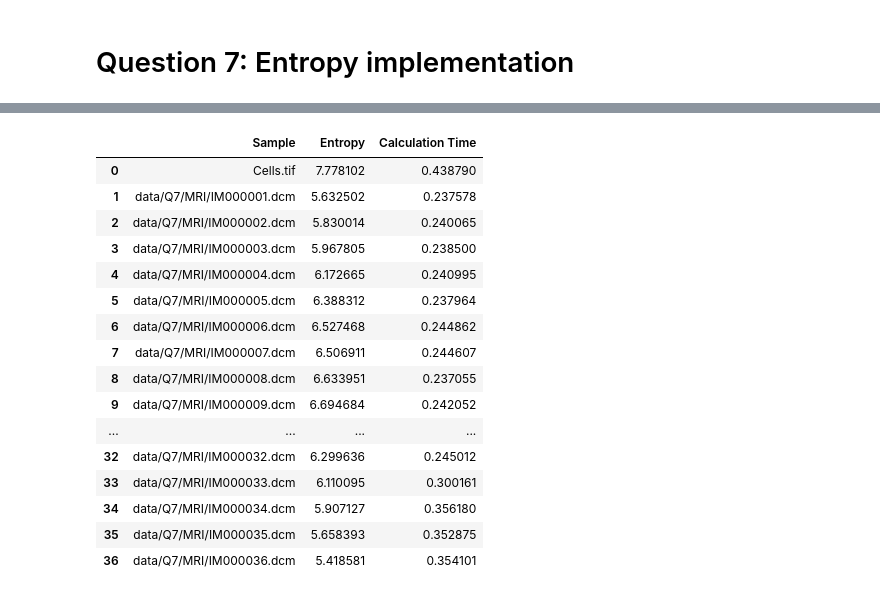
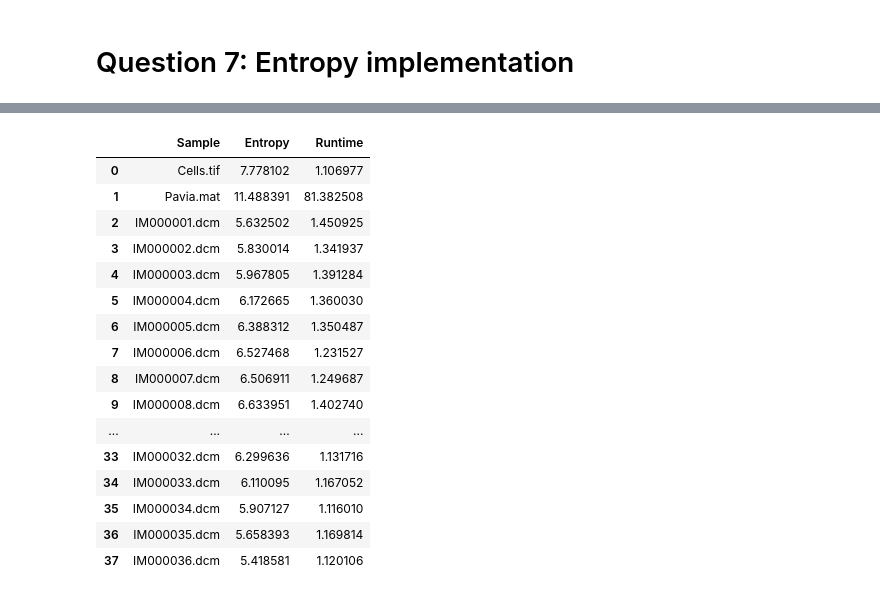
Before and after one commit to pouriaSameti/Advanced-Multimedia-Systems, a Jupyter notebook: Exercise 1/code.ipynb, the cells around one changed output, grey strips where cells are left out. Saved outputs shown, nothing was run; the diff lists cells and outputs as text; code cells hidden in the pictures.

Commit message:
Exercise 1: Change in my_entropy function.

```diff
--- a/Exercise 1/code.ipynb
+++ b/Exercise 1/code.ipynb
@@ -197,7 +201,3 @@ show_results(images, titles)
-# %%
-def mse_gray_color(rgb_image: np.ndarray, gray_image: np.ndarray):
-    gray_3d = np.repeat(gray_image[:, :, np.newaxis], 3, axis=2)
-    return mean_square_error(rgb_image, gray_3d)
 # %% [markdown]
 ## Method1: Solve with Genetic Algorithm
 # %%
@@ -266,14 +266,16 @@ df_results
 # %% [markdown]
 # Question 7: Entropy implementation
 # %%
-def calc_entropy(image_name: str):
+def my_entropy(image_name: str):
 
-    start_time = time.time()
-
-    # handle dcm and other image types
     if image_name.lower().endswith(".dcm"):
         ds = pydicom.dcmread(image_name)
         img = ds.pixel_array.astype(np.int64)
+
+    elif image_name.lower().endswith(".mat"):
+        mat_data = loadmat(image_name)
+        keys = [k for k in mat_data.keys() if not k.startswith("__")]
+        img = mat_data[keys[0]].astype(np.int64)
 
     else:
         img = cv2.imread(image_name, cv2.IMREAD_UNCHANGED)
@@ -291,8 +293,6 @@ def calc_entropy(image_name: str):
     p = p / p.sum()
     p = p[p != 0]
     entropy = np.sum(-p * np.log2(p))
-    end_time = time.time()
-    runtime = end_time - start_time
 
-    return entropy, runtime
+    return entropy
 # %% [markdown]
@@ -300,42 +300,43 @@ def calc_entropy(image_name: str):
 # %%
-exe_list = []
+exe_table = []
+test_images = ['data/Q7/Cells.tif','data/Q7/Pavia.mat',
+              'data/Q7/MRI/IM000001.dcm', 'data/Q7/MRI/IM000002.dcm', 'data/Q7/MRI/IM000003.dcm', 'data/Q7/MRI/IM000004.dcm',
+              'data/Q7/MRI/IM000005.dcm', 'data/Q7/MRI/IM000006.dcm', 'data/Q7/MRI/IM000007.dcm', 'data/Q7/MRI/IM000008.dcm',
+              'data/Q7/MRI/IM000009.dcm', 'data/Q7/MRI/IM000010.dcm', 'data/Q7/MRI/IM000011.dcm', 'data/Q7/MRI/IM000012.dcm',
+              'data/Q7/MRI/IM000013.dcm', 'data/Q7/MRI/IM000014.dcm', 'data/Q7/MRI/IM000015.dcm', 'data/Q7/MRI/IM000016.dcm',
+              'data/Q7/MRI/IM000017.dcm', 'data/Q7/MRI/IM000018.dcm', 'data/Q7/MRI/IM000019.dcm', 'data/Q7/MRI/IM000020.dcm',
+              'data/Q7/MRI/IM000021.dcm', 'data/Q7/MRI/IM000022.dcm', 'data/Q7/MRI/IM000023.dcm', 'data/Q7/MRI/IM000024.dcm',
+              'data/Q7/MRI/IM000025.dcm', 'data/Q7/MRI/IM000026.dcm', 'data/Q7/MRI/IM000027.dcm', 'data/Q7/MRI/IM000028.dcm',
+              'data/Q7/MRI/IM000029.dcm', 'data/Q7/MRI/IM000030.dcm', 'data/Q7/MRI/IM000031.dcm', 'data/Q7/MRI/IM000032.dcm',
+              'data/Q7/MRI/IM000033.dcm', 'data/Q7/MRI/IM000034.dcm', 'data/Q7/MRI/IM000035.dcm', 'data/Q7/MRI/IM000036.dcm',
+              ]
 
-sample1_entropy, sample1_runtime = calc_entropy('data/Q7/Cells.tif')
-exe_list.append({'Sample':'Cells.tif', 'Entropy': sample1_entropy, 'Calculation Time': sample1_runtime})
+for addr in test_images:
+    image_name = os.path.basename(addr)
 
+    start_time = time.time()
+    sample_entropy = my_entropy(addr)
+    end_time = time.time()
+    runtime = end_time - start_time
+    exe_table.append({'Sample':image_name, 'Entropy': sample_entropy, 'Runtime': runtime})
 
-medical_images = ['data/Q7/MRI/IM000001.dcm', 'data/Q7/MRI/IM000002.dcm', 'data/Q7/MRI/IM000003.dcm', 'data/Q7/MRI/IM000004.dcm',
-                  'data/Q7/MRI/IM000005.dcm', 'data/Q7/MRI/IM000006.dcm', 'data/Q7/MRI/IM000007.dcm', 'data/Q7/MRI/IM000008.dcm',
-                  'data/Q7/MRI/IM000009.dcm', 'data/Q7/MRI/IM000010.dcm', 'data/Q7/MRI/IM000011.dcm', 'data/Q7/MRI/IM000012.dcm',
-                  'data/Q7/MRI/IM000013.dcm', 'data/Q7/MRI/IM000014.dcm', 'data/Q7/MRI/IM000015.dcm', 'data/Q7/MRI/IM000016.dcm',
-                  'data/Q7/MRI/IM000017.dcm', 'data/Q7/MRI/IM000018.dcm', 'data/Q7/MRI/IM000019.dcm', 'data/Q7/MRI/IM000020.dcm',
-                  'data/Q7/MRI/IM000021.dcm', 'data/Q7/MRI/IM000022.dcm', 'data/Q7/MRI/IM000023.dcm', 'data/Q7/MRI/IM000024.dcm',
-                  'data/Q7/MRI/IM000025.dcm', 'data/Q7/MRI/IM000026.dcm', 'data/Q7/MRI/IM000027.dcm', 'data/Q7/MRI/IM000028.dcm',
-                  'data/Q7/MRI/IM000029.dcm', 'data/Q7/MRI/IM000030.dcm', 'data/Q7/MRI/IM000031.dcm', 'data/Q7/MRI/IM000032.dcm',
-                  'data/Q7/MRI/IM000033.dcm', 'data/Q7/MRI/IM000034.dcm', 'data/Q7/MRI/IM000035.dcm', 'data/Q7/MRI/IM000036.dcm']
-
-for addr in medical_images:
-    image_name = addr.split('/')[3]
-    sample_entropy, sample_time = calc_entropy(addr)
-    exe_list.append({'Sample':addr, 'Entropy': sample_entropy, 'Calculation Time': sample_time})
-
-data = pd.DataFrame(exe_list)
+data = pd.DataFrame(exe_table)
 data
 # %% [output]
-|  | Sample | Entropy | Calculation Time |
-| 0 | Cells.tif | 7.778102 | 0.438790 |
-| 1 | data/Q7/MRI/IM000001.dcm | 5.632502 | 0.237578 |
-| 2 | data/Q7/MRI/IM000002.dcm | 5.830014 | 0.240065 |
-| 3 | data/Q7/MRI/IM000003.dcm | 5.967805 | 0.238500 |
-| 4 | data/Q7/MRI/IM000004.dcm | 6.172665 | 0.240995 |
-| 5 | data/Q7/MRI/IM000005.dcm | 6.388312 | 0.237964 |
-| 6 | data/Q7/MRI/IM000006.dcm | 6.527468 | 0.244862 |
-| 7 | data/Q7/MRI/IM000007.dcm | 6.506911 | 0.244607 |
-| 8 | data/Q7/MRI/IM000008.dcm | 6.633951 | 0.237055 |
-| 9 | data/Q7/MRI/IM000009.dcm | 6.694684 | 0.242052 |
+|  | Sample | Entropy | Runtime |
+| 0 | Cells.tif | 7.778102 | 1.106977 |
+| 1 | Pavia.mat | 11.488391 | 81.382508 |
+| 2 | IM000001.dcm | 5.632502 | 1.450925 |
+| 3 | IM000002.dcm | 5.830014 | 1.341937 |
+| 4 | IM000003.dcm | 5.967805 | 1.391284 |
+| 5 | IM000004.dcm | 6.172665 | 1.360030 |
+| 6 | IM000005.dcm | 6.388312 | 1.350487 |
+| 7 | IM000006.dcm | 6.527468 | 1.231527 |
+| 8 | IM000007.dcm | 6.506911 | 1.249687 |
+| 9 | IM000008.dcm | 6.633951 | 1.402740 |
 | ... | ... | ... | ... |
-| 32 | data/Q7/MRI/IM000032.dcm | 6.299636 | 0.245012 |
-| 33 | data/Q7/MRI/IM000033.dcm | 6.110095 | 0.300161 |
-| 34 | data/Q7/MRI/IM000034.dcm | 5.907127 | 0.356180 |
-| 35 | data/Q7/MRI/IM000035.dcm | 5.658393 | 0.352875 |
-| 36 | data/Q7/MRI/IM000036.dcm | 5.418581 | 0.354101 |
+| 33 | IM000032.dcm | 6.299636 | 1.131716 |
+| 34 | IM000033.dcm | 6.110095 | 1.167052 |
+| 35 | IM000034.dcm | 5.907127 | 1.116010 |
+| 36 | IM000035.dcm | 5.658393 | 1.169814 |
+| 37 | IM000036.dcm | 5.418581 | 1.120106 |
```
Also changed, not shown: parts of 16 cells of this notebook.
